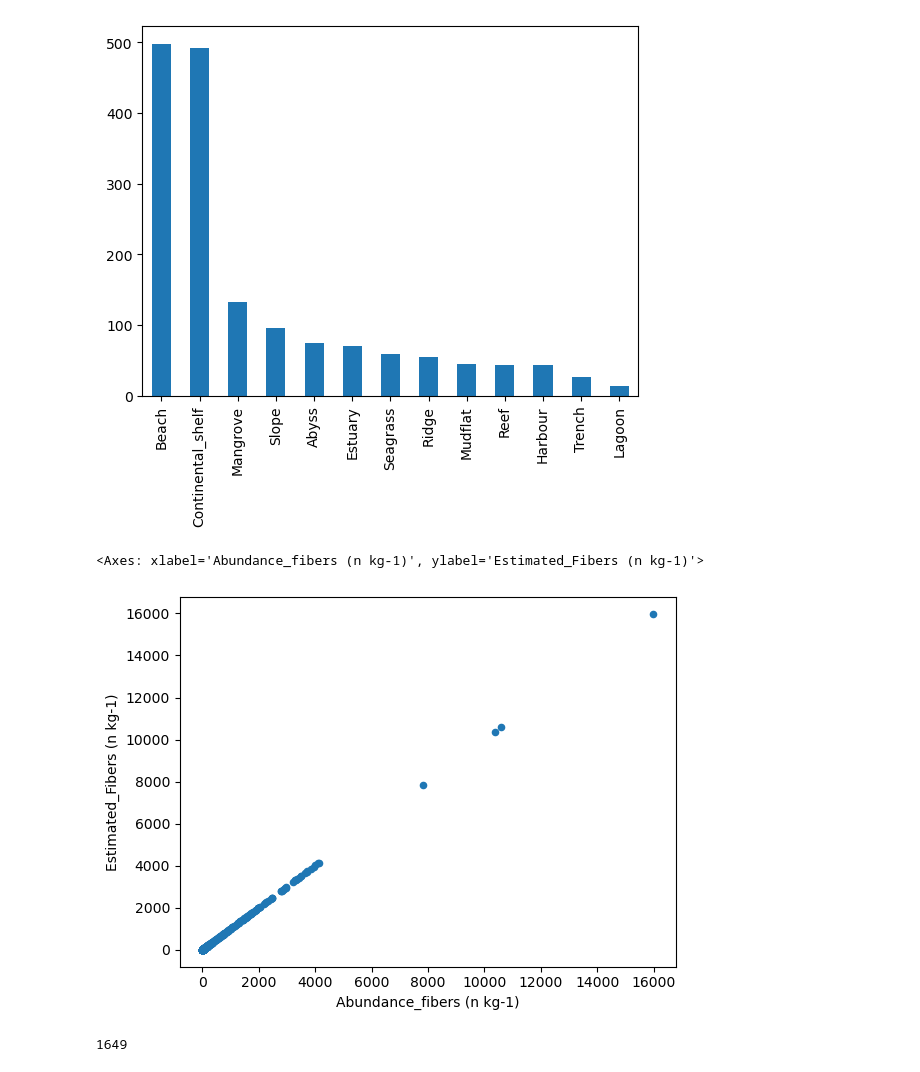
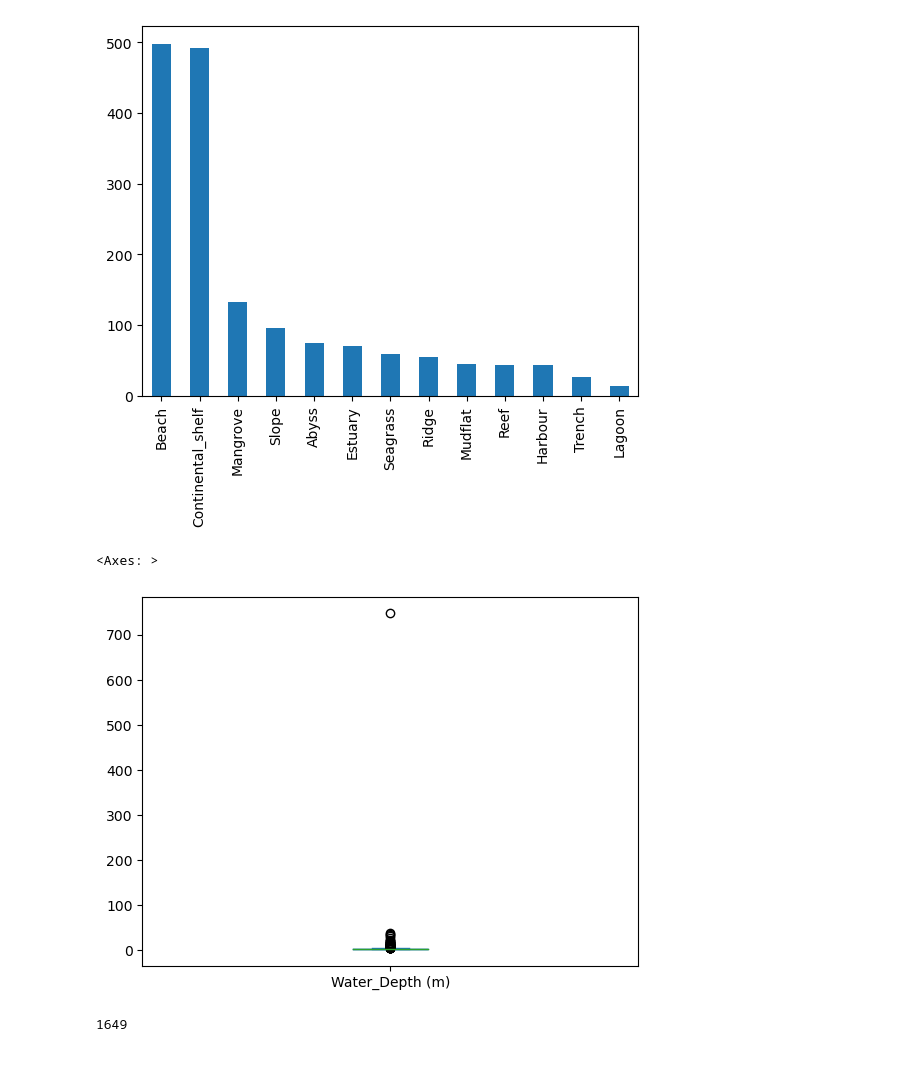
Before and after one commit to AlexPei-YuTsai/BerkeleyDataBootcampProjectTHREE, a Jupyter notebook: flaskr/static/assets/Sandbox.ipynb, the cells around one changed output. Saved outputs shown, nothing was run; the diff lists cells and outputs as text; code cells hidden in the pictures.

```diff
--- a/flaskr/static/assets/Sandbox.ipynb
+++ b/flaskr/static/assets/Sandbox.ipynb
@@ -75,11 +75,11 @@ Plastic_df["Habitat_Type"].value_counts().plot(kind="bar")
 # %% [output]
 <Axes: >
 [figure]
-# %%
-Plastic_df.plot(kind="scatter", x = "Abundance_fibers (n kg-1)" , y = "Estimated_Fibers (n kg-1)")
-# %% [output]
-<Axes: xlabel='Abundance_fibers (n kg-1)', ylabel='Estimated_Fibers (n kg-1)'>
-[figure, removed]
+# %%
+Plastic_df['Water_Depth (m)'].value_counts().plot(kind="box")
+# %% [output]
+<Axes: >
+[figure, added]
 # %%
 Plastic_df.to_sql('oceanplastic', con=engine, if_exists="replace", index=False)
 # %% [output]
```
Also changed, not shown: parts of 4 cells of this notebook, 3 other files.
